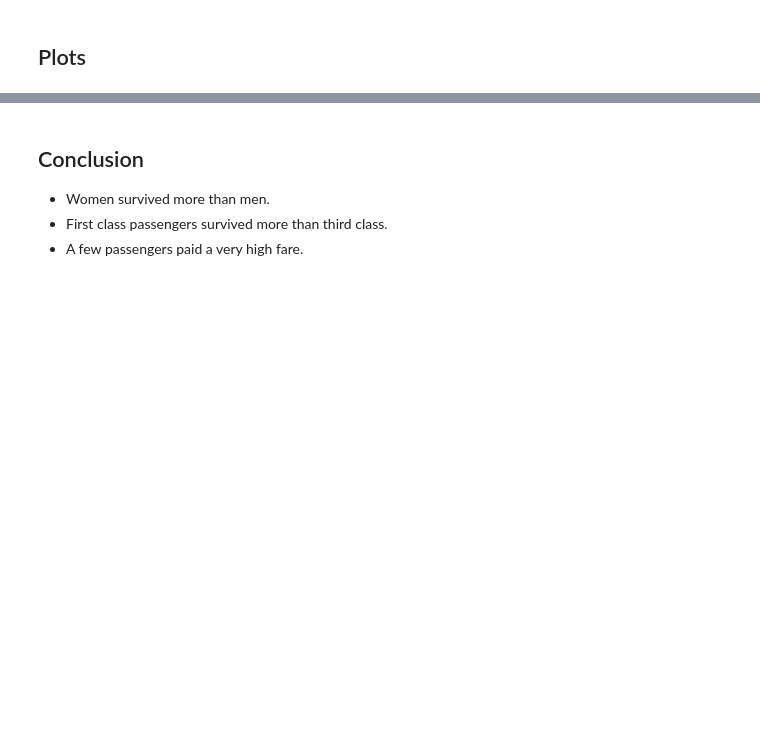
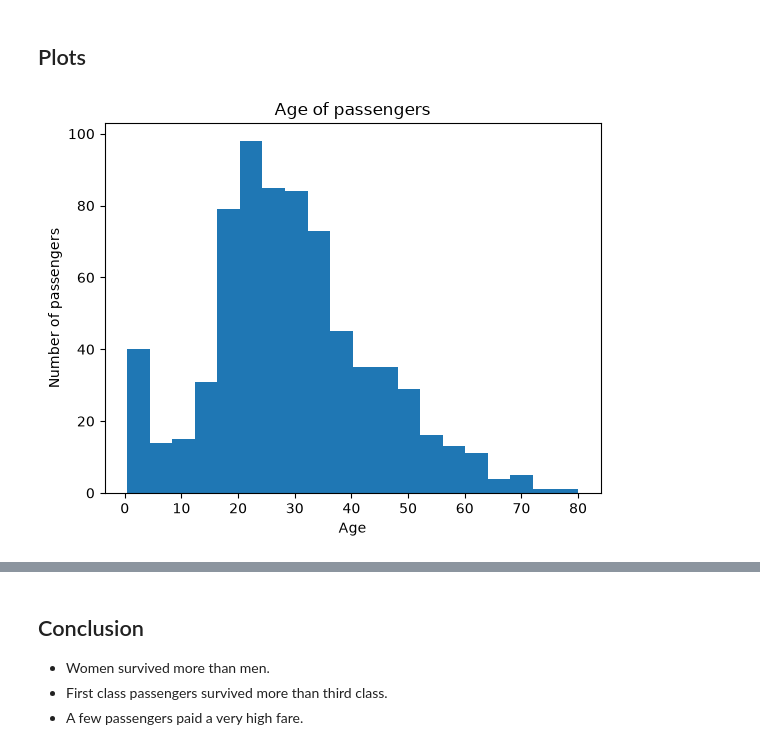
Before and after one commit to sheidashahreki/Data_Analysis_Tasks, a Jupyter notebook: Titanic_Analysis.ipynb, the cells around one changed output, grey strips where cells are left out. Cells and saved outputs as stored; diff of their text form; code cells hidden in the pictures; blank space fills up the shorter version.

```diff
--- a/Titanic_Analysis.ipynb
+++ b/Titanic_Analysis.ipynb
@@ -209,5 +214,10 @@ df[["survived", "pclass", "age", "fare"]].corr()
 # %% [markdown]
 ## Plots
 # %%
-fig = px.histogram(df, x="age", nbins=20, title="Age of passengers")
-fig.show()
+plt.hist(df["age"], bins=20)
+plt.title("Age of passengers")
+plt.xlabel("Age")
+plt.ylabel("Number of passengers")
+plt.show()
+# %% [output]
+[figure, added]
```
Also changed, not shown: parts of 15 cells of this notebook.
